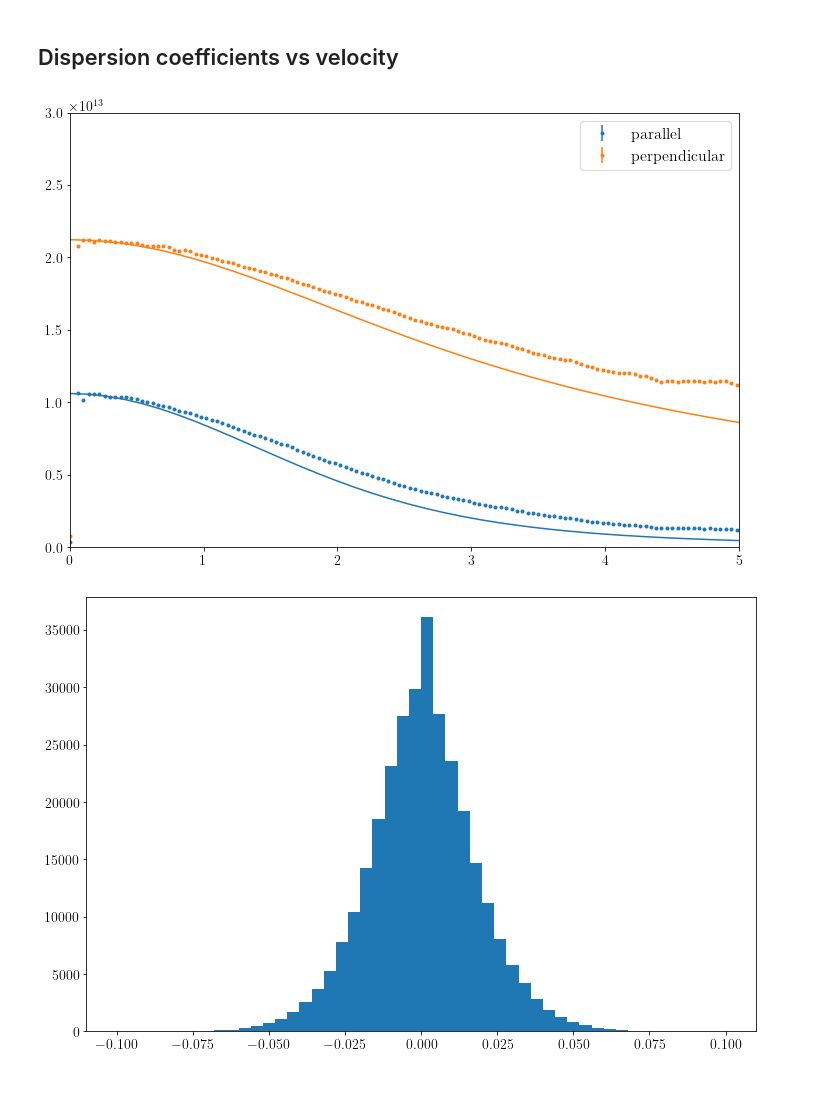
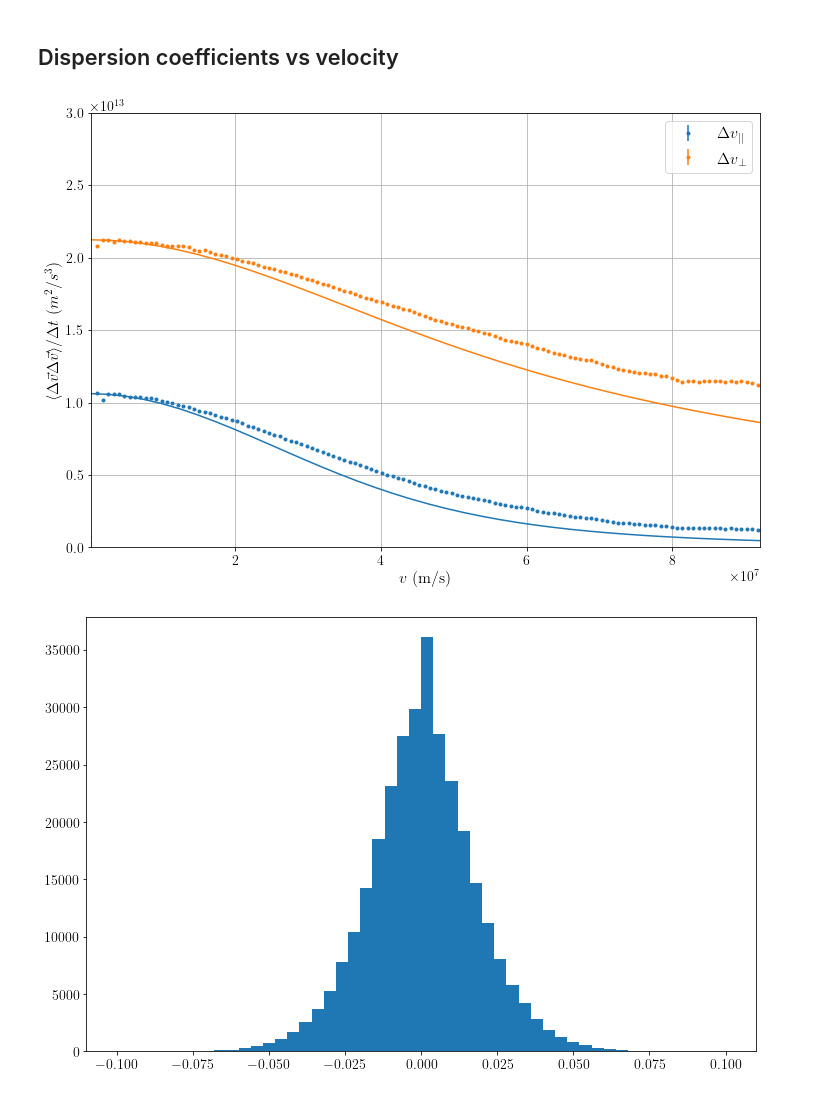
Before and after one commit to studentenherz/Minimal, a Jupyter notebook: extra/Slowing-down.ipynb, the cells around one changed output. Drawn from its saved outputs; the diff is of its cells as text; code cells hidden in the pictures.

```diff
--- a/extra/Slowing-down.ipynb
+++ b/extra/Slowing-down.ipynb
@@ -28,7 +28,7 @@ q2 = e
 ma = 1836 * me
 nb = 1e20
 lnLambda = 17.5
-vsb = 1.61029
+vsb = 1.61029 * v0
 # %%
 def G(x):
 	return (special.erf(x) - 2 * x * np.exp(-x**2) / np.sqrt( np.pi )) / (2 * x**2)
@@ -36,58 +36,58 @@ def G(x):
 Ad = q1**2 * q2 ** 2 * nb * lnLambda  / (2 * np.pi * epsilon0**2 * ma**2)
 
 def D_par(v):
-	return Ad * G(v/vsb) / (v * v0)
+	return Ad * G(v/vsb) / (v)
 
 def D_perp(v):
-	return Ad *(special.erf(v/vsb) - G(v/vsb)) / (v * v0)
+	return Ad *(special.erf(v/vsb) - G(v/vsb)) / (v)
 # %%
 dir = '/home/michel/Documents/Minimal/build/dispersion_only/onlydv'
 filename = 'process_disp_out.dat'
 
 data = np.loadtxt(f'{dir}/{filename}')
-v = data[:,0]
+v = data[:,0] * v0
 par = data[:,1] * v0**2 / dt
 perp = data[:,2] * v0**2 / dt
 
-verr = data[:,3]
+verr = data[:,3] * v0
 parerr = data[:,4] * v0**2 / dt
 perperr = data[:,5] * v0**2 / dt
 
 nvs = data[:,6]
 
 fig = plt.figure()
 ax = fig.add_subplot(111)
 
-x = np.linspace(0.01, 6.5)
+x = np.linspace(0.01 * v0, 6.5 * v0)
 d_par = D_par(x)
 d_perp = D_perp(x)
 
 
-ax.errorbar(v, par, yerr=parerr, fmt='.', label='parallel')
-ax.errorbar(v, perp, yerr=perperr, fmt='.', label='perpendicular')
+ax.errorbar(v, par, yerr=parerr, fmt='.', label='$\Delta v_{||}$')
+ax.errorbar(v, perp, yerr=perperr, fmt='.', label='$\Delta v_\perp$')
 # ax.scatter(v, par, label='parallel')
 # ax.scatter(v, perp, label='perpendicular')
 
 # theoretical curves
 ax.set_prop_cycle(None) # reset color cycle
 ax.plot(x, d_par)
 ax.plot(x, d_perp)
 
 # ax.bar(v, - nvs * 5e12/8000, bottom=7.4e13, color='k')
 
 # ax.grid()
 plt.legend(fontsize=16)
 plt.rcParams['figure.figsize'] = [12, 8]
 
 ax.set_ylim([0, 3e13])
-ax.set_xlim([0, 5])
+ax.set_xlim([0.01* v0, 5 * v0])
+ax.grid()
+ax.set_xlabel('$v$ (m/s)', fontsize=16)
+ax.set_ylabel('$\langle \Delta \\vec{v} \Delta \\vec{v} \\rangle / \Delta t \ (m^2/s^3)$', fontsize=16)
 
-# ax.set_xlabel('$\Delta t\ [s]$', fontsize=16)
-# ax.set_ylabel('$\langle \Delta \\vec{v} \Delta \\vec{v} \\rangle \ [v_0^2]$', fontsize=16)
-
-plt.show()
+fig.savefig('difusion_coeff.pdf')
 # %% [output]
-[figure, old version]
+[figure, new version]
 # %%
 dir = '/home/michel/Documents/Minimal/build/dispersion_only/cart'
 filename = 'differences.dat'
```
Also changed, not shown: parts of 1 cell of this notebook, 3 other files.
